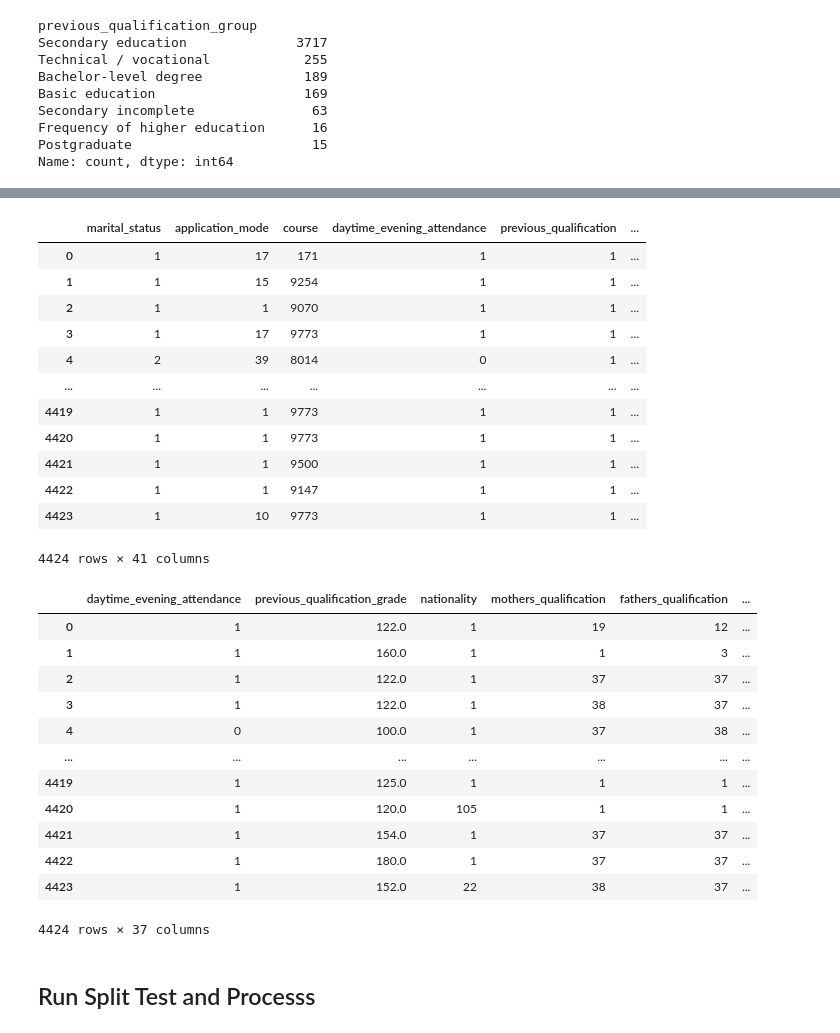
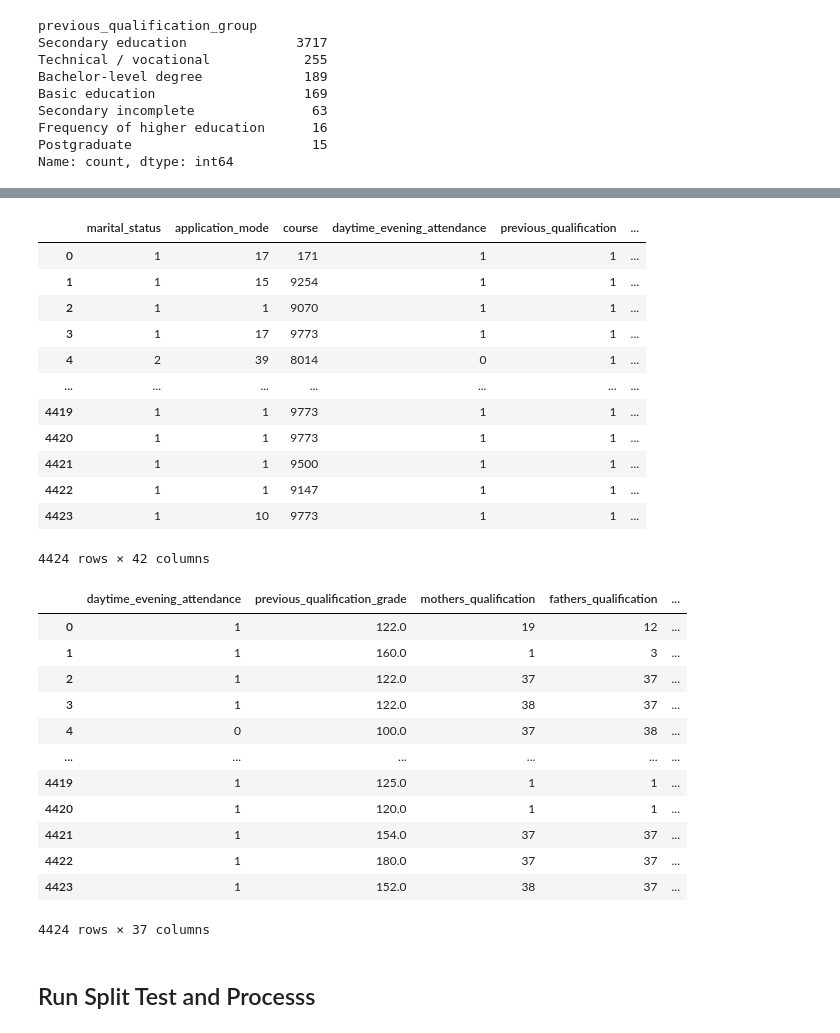
Before and after one commit to binds210-learn/mini_project_7, a Jupyter notebook: notebooks/feature_engineering_charles.ipynb, the cells around one changed output, grey strips where cells are left out. Cells and saved outputs as stored; diff of their text form; code cells hidden in the pictures.

Commit message:
Update of nationality to group

```diff
--- a/notebooks/feature_engineering_charles.ipynb
+++ b/notebooks/feature_engineering_charles.ipynb
@@ -429,0 +459,12 @@ Name: count, dtype: int64
+# %%
+nationality_groups = {
+    "Portuguese": [1],
+    "Brazilian": [41],
+    "Portuguese-speaking Africa": [21, 22, 24, 25, 26],
+    "Other European": [2, 6, 11, 13, 14, 17, 62],
+    "Eastern Europe and Turkey": [32, 100, 103, 105],
+    "Latin America": [101, 108, 109],
+}
+
+code_to_nationality = {code: group for group, codes in nationality_groups.items() for code in codes}
+df_clean["nationality_group"] = df_clean["nationality"].replace(code_to_nationality).astype(str)
@@ -442,23 +494,23 @@ df_clean
 | 4421 | 1 | 1 | 9500 | 1 | 1 | ... |
 | 4422 | 1 | 1 | 9147 | 1 | 1 | ... |
 | 4423 | 1 | 10 | 9773 | 1 | 1 | ... |
-4424 rows × 41 columns
+4424 rows × 42 columns
 # %%
-df_clean_cat =df_clean.drop(['marital_status', 'application_mode', 'course', 'previous_qualification'], axis=1)
+df_clean_cat =df_clean.drop(['marital_status', 'application_mode', 'course', 'previous_qualification', 'nationality'], axis=1)
 df_clean_cat
 # %% [output]
-|  | daytime_evening_attendance | previous_qualification_grade | nationality | mothers_qualification | fathers_qualification | ... |
-| 0 | 1 | 122.0 | 1 | 19 | 12 | ... |
-| 1 | 1 | 160.0 | 1 | 1 | 3 | ... |
-| 2 | 1 | 122.0 | 1 | 37 | 37 | ... |
-| 3 | 1 | 122.0 | 1 | 38 | 37 | ... |
-| 4 | 0 | 100.0 | 1 | 37 | 38 | ... |
-| ... | ... | ... | ... | ... | ... | ... |
-| 4419 | 1 | 125.0 | 1 | 1 | 1 | ... |
-| 4420 | 1 | 120.0 | 105 | 1 | 1 | ... |
-| 4421 | 1 | 154.0 | 1 | 37 | 37 | ... |
-| 4422 | 1 | 180.0 | 1 | 37 | 37 | ... |
-| 4423 | 1 | 152.0 | 22 | 38 | 37 | ... |
+|  | daytime_evening_attendance | previous_qualification_grade | mothers_qualification | fathers_qualification | ... |
+| 0 | 1 | 122.0 | 19 | 12 | ... |
+| 1 | 1 | 160.0 | 1 | 3 | ... |
+| 2 | 1 | 122.0 | 37 | 37 | ... |
+| 3 | 1 | 122.0 | 38 | 37 | ... |
+| 4 | 0 | 100.0 | 37 | 38 | ... |
+| ... | ... | ... | ... | ... | ... |
+| 4419 | 1 | 125.0 | 1 | 1 | ... |
+| 4420 | 1 | 120.0 | 1 | 1 | ... |
+| 4421 | 1 | 154.0 | 37 | 37 | ... |
+| 4422 | 1 | 180.0 | 37 | 37 | ... |
+| 4423 | 1 | 152.0 | 38 | 37 | ... |
 4424 rows × 37 columns
 # %% [markdown]
 ## Run Split Test and Processs
```
Also changed, not shown: parts of 7 cells of this notebook.
